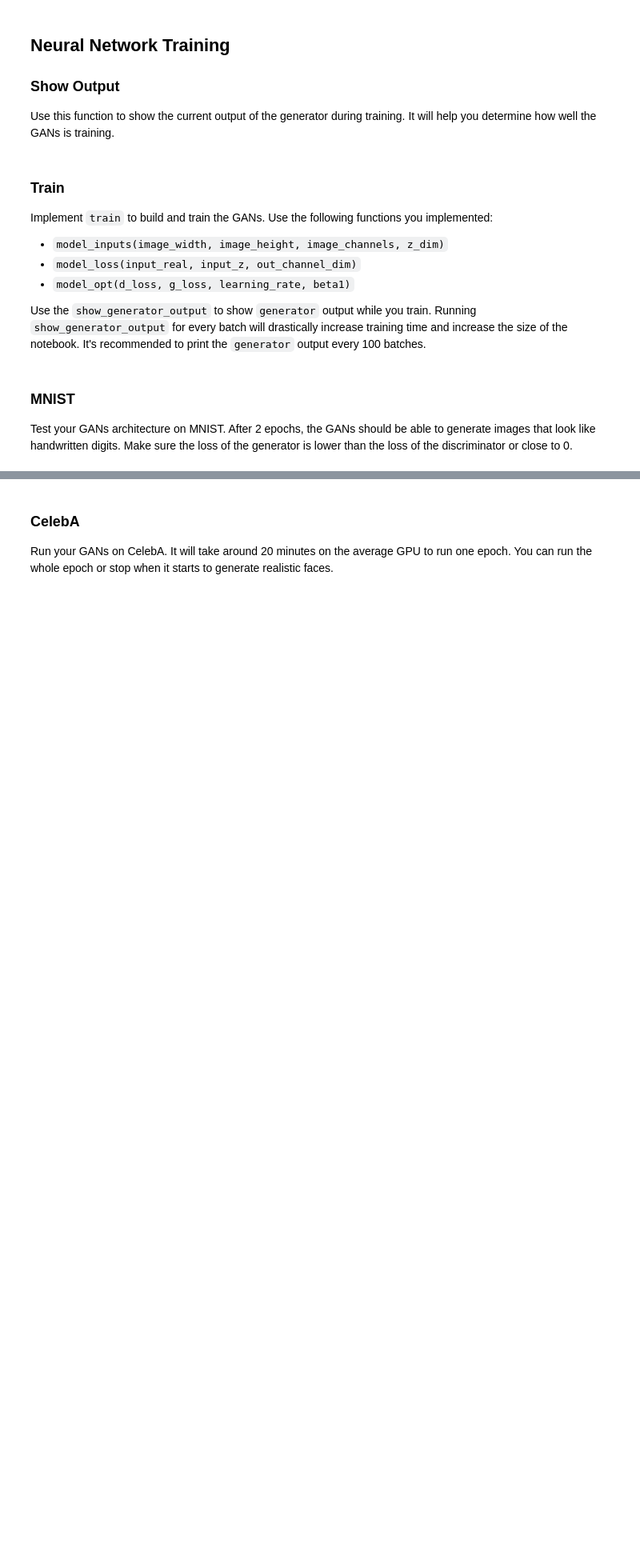
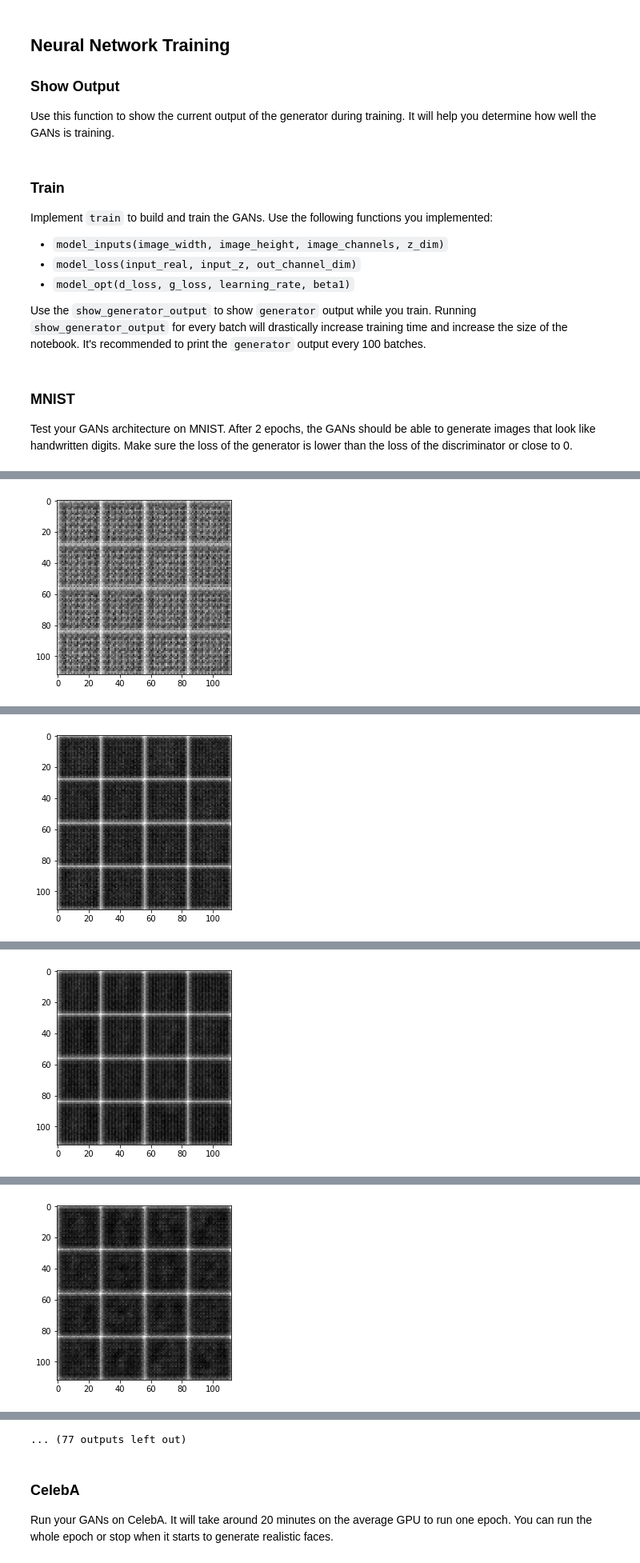
Before and after one commit to ivanturianytsia/face-generation, a Jupyter notebook: dlnd_face_generation.ipynb, the cells around one changed output, grey strips where cells are left out. Shown at 80% size. Cells and saved outputs as stored; diff of their text form; code cells hidden in the pictures; blank space fills up the shorter version.

```diff
--- a/dlnd_face_generation.ipynb
+++ b/dlnd_face_generation.ipynb
@@ -208,7 +242,7 @@ Implement `model_loss` to build the GANs for training and calculate the loss.  T
 - `discriminator(images, reuse=False)`
 - `generator(z, out_channel_dim, is_train=True)`
 # %%
-def model_loss(input_real, input_z, out_channel_dim, alpha=0.1):
+def model_loss(input_real, input_z, out_channel_dim, alpha=0.01):
     """
     Get the loss for the discriminator and generator
     :param input_real: Images from the real dataset
@@ -223,7 +257,7 @@ def model_loss(input_real, input_z, out_channel_dim, alpha=0.1):
 
     d_loss_real = tf.reduce_mean(
         tf.nn.sigmoid_cross_entropy_with_logits(logits=d_logits_real,
-                                                labels=tf.ones_like(d_model_real)))
+                                                labels=tf.ones_like(d_model_real) * (1 - 0.9)))
     d_loss_fake = tf.reduce_mean(
         tf.nn.sigmoid_cross_entropy_with_logits(logits=d_logits_fake,
                                                 labels=tf.zeros_like(d_model_fake)))
@@ -298,7 +332,7 @@ def show_generator_output(sess, n_images, input_z, out_channel_dim, image_mode):
     """
     cmap = None if image_mode == 'RGB' else 'gray'
     z_dim = input_z.shape[-1]
-    example_z = np.random.uniform(-1, 1, size=[n_images, z_dim])
+    example_z = np.random.uniform(-1, 1, size=(n_images, z_dim))
 
     samples = sess.run(
         generator(input_z, out_channel_dim, False),
@@ -333,7 +367,7 @@ def train(epoch_count, batch_size, z_dim, learning_rate, beta1, get_batches, dat
     batch_i = 0
 
     input_real, input_z, learn_rate = model_inputs(data_shape[2], data_shape[1], data_shape[3], z_dim)
-    d_loss, g_loss = model_loss(input_real, input_z, data_shape[3], alpha=0.1)
+    d_loss, g_loss = model_loss(input_real, input_z, data_shape[3], alpha=0.01)
 
     d_opt, g_opt = model_opt(d_loss, g_loss, learning_rate, beta1)
 
@@ -354,20 +388,21 @@ def train(epoch_count, batch_size, z_dim, learning_rate, beta1, get_batches, dat
 
                     print("Epoch {}/{} - ".format(epoch_i, epochs),
                           "Discriminator loss: {:.4f} - ".format(train_loss_d),
-                          "Generator loss: {:.4f}".format(train_loss_g))
+                          "Generator loss: {:.4f} - ".format(train_loss_g),
+                          "D + G loss: {:.4f}".format(train_loss_d + train_loss_g))
                     # Save losses to view after training
                     losses.append((train_loss_d, train_loss_g))
 
-#                 if batch_i % 100 == 0:
-#                     show_generator_output(sess, 4, batch_z, data_shape[3], data_image_mode)
+                if batch_i % 20 == 0:
+                    show_generator_output(sess, 16, input_z, data_shape[3], data_image_mode)
 # %% [markdown]
 ### MNIST
 Test your GANs architecture on MNIST.  After 2 epochs, the GANs should be able to generate images that look like handwritten digits.  Make sure the loss of the generator is lower than the loss of the discriminator or close to 0.
 # %%
-batch_size = 16
-z_dim = 16
-learning_rate = 0.01
-beta1 = 0.5
+batch_size = 128
+z_dim = 128
+learning_rate = 0.0001
+beta1 = 0.1
 
 
 """
@@ -384,0 +438 @@ Epoch 0/2 -  Discriminator loss: 14.4967 -  Generator loss: 29.9572
+[figure, added]
@@ -384,0 +459 @@ Epoch 0/2 -  Discriminator loss: 14.4967 -  Generator loss: 29.9572
+[figure, added]
@@ -384,0 +480 @@ Epoch 0/2 -  Discriminator loss: 14.4967 -  Generator loss: 29.9572
+[figure, added]
@@ -384,0 +501 @@ Epoch 0/2 -  Discriminator loss: 14.4967 -  Generator loss: 29.9572
+[figure, added]
@@ -385,3 +544,4 @@ Epoch 0/2 -  Discriminator loss: 14.4967 -  Generator loss: 29.9572
+... (77 outputs left out)
 # %% [markdown]
 ### CelebA
 Run your GANs on CelebA.  It will take around 20 minutes on the average GPU to run one epoch.  You can run the whole epoch or stop when it starts to generate realistic faces.
```
Also changed, not shown: parts of 8 cells of this notebook.
